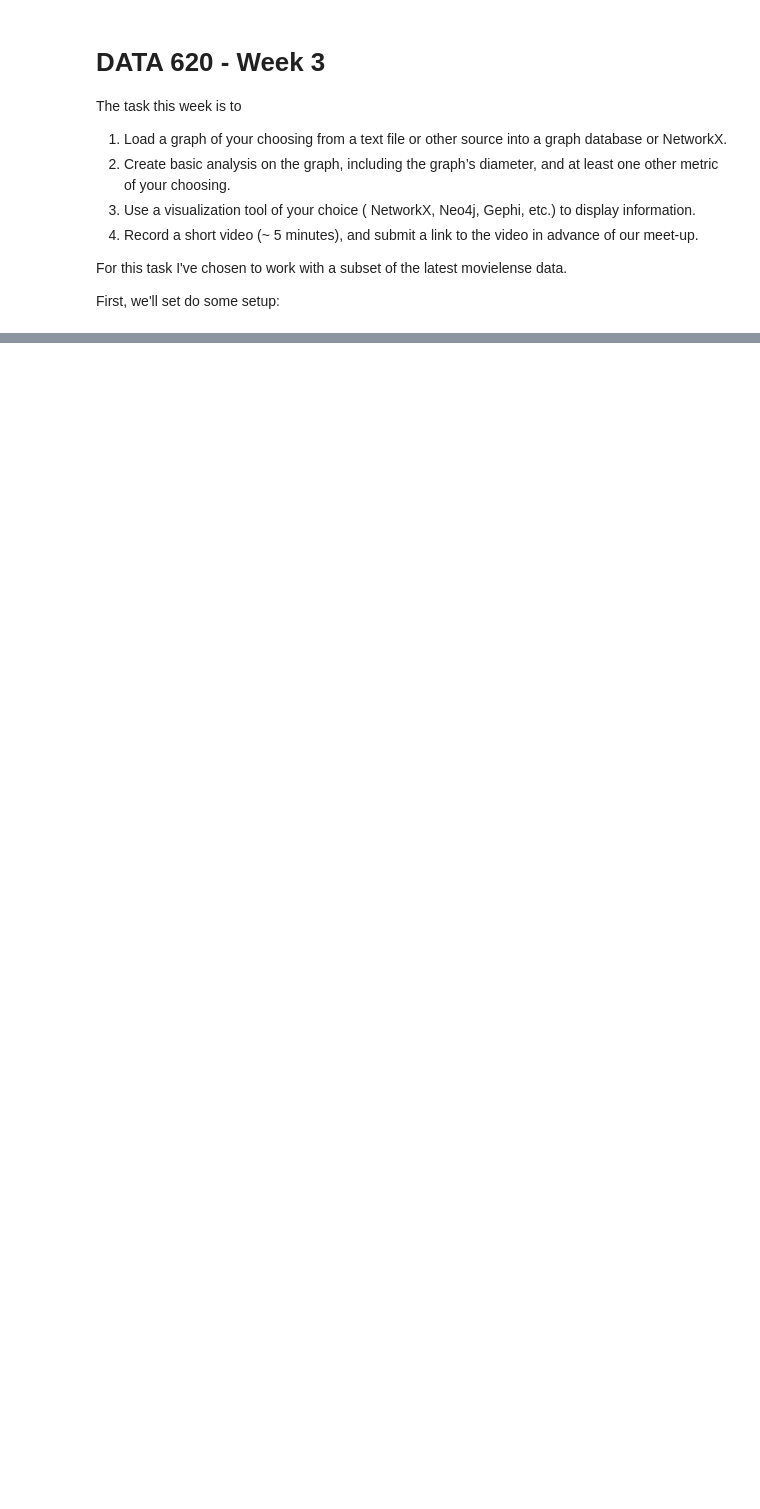
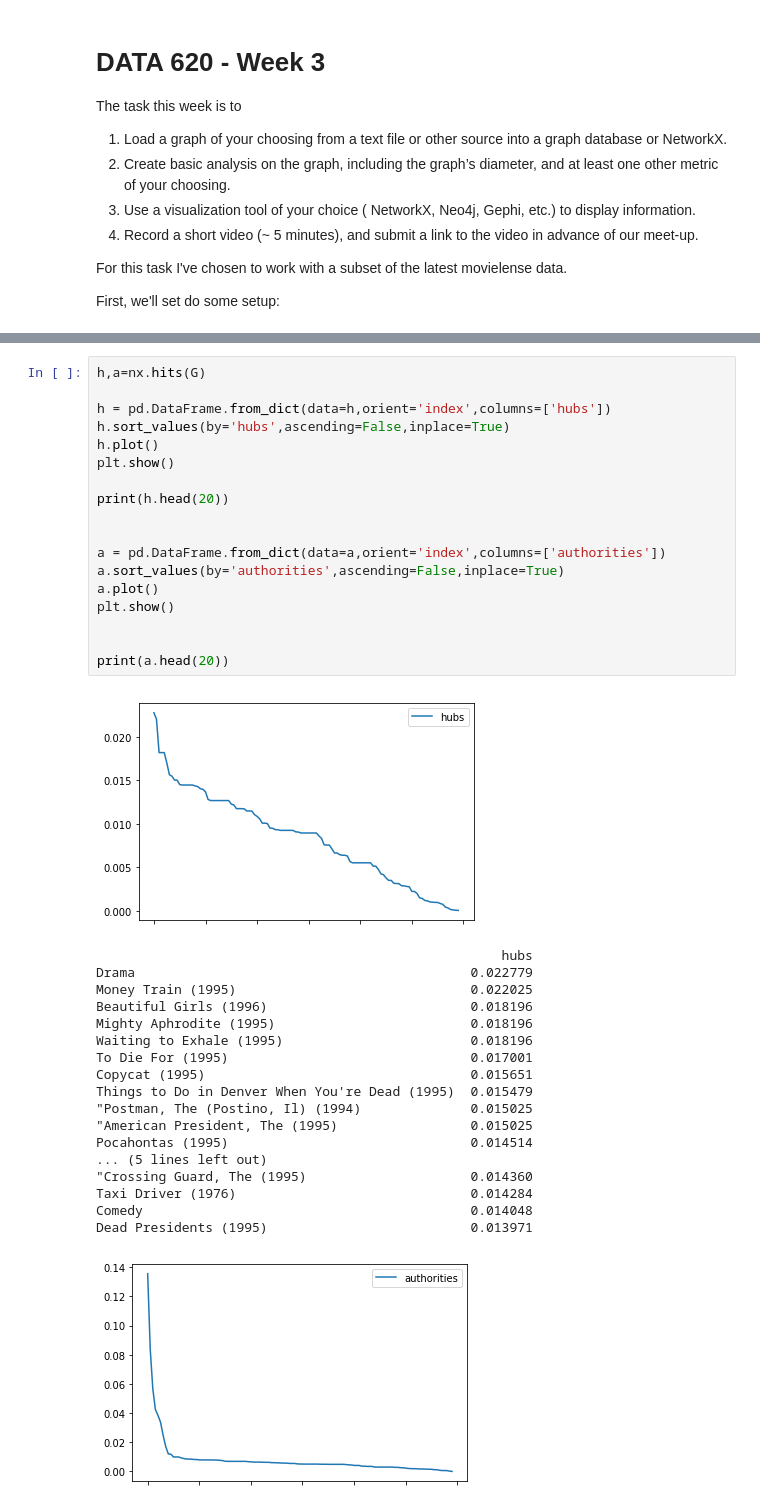
Before and after one commit to plb2018/data620, a Jupyter notebook: Week3/Week3 - Graph Visualization.ipynb, the cells around one changed output, grey strips where cells are left out. Saved outputs shown, nothing was run; the diff lists cells and outputs as text; blank space fills up the shorter version.

```diff
--- a/Week3/Week3 - Graph Visualization.ipynb
+++ b/Week3/Week3 - Graph Visualization.ipynb
@@ -104,0 +123,38 @@ print(d)
+# %%
+h,a=nx.hits(G)
+
+h = pd.DataFrame.from_dict(data=h,orient='index',columns=['hubs'])
+h.sort_values(by='hubs',ascending=False,inplace=True)
+h.plot()
+plt.show()
+
+print(h.head(20))
+
+
+a = pd.DataFrame.from_dict(data=a,orient='index',columns=['authorities'])
+a.sort_values(by='authorities',ascending=False,inplace=True)
+a.plot()
+plt.show()
+
+
+print(a.head(20))
+# %% [output]
+[figure, added]
+                                                    hubs
+Drama                                           0.022779
+Money Train (1995)                              0.022025
+Beautiful Girls (1996)                          0.018196
+Mighty Aphrodite (1995)                         0.018196
+Waiting to Exhale (1995)                        0.018196
+To Die For (1995)                               0.017001
+Copycat (1995)                                  0.015651
+Things to Do in Denver When You're Dead (1995)  0.015479
+"Postman, The (Postino, Il) (1994)              0.015025
+"American President, The (1995)                 0.015025
+Pocahontas (1995)                               0.014514
+... (5 lines left out)
+"Crossing Guard, The (1995)                     0.014360
+Taxi Driver (1976)                              0.014284
+Comedy                                          0.014048
+Dead Presidents (1995)                          0.013971
+[figure, added]
```
Also changed, not shown: parts of 9 cells of this notebook, 1 other file.
